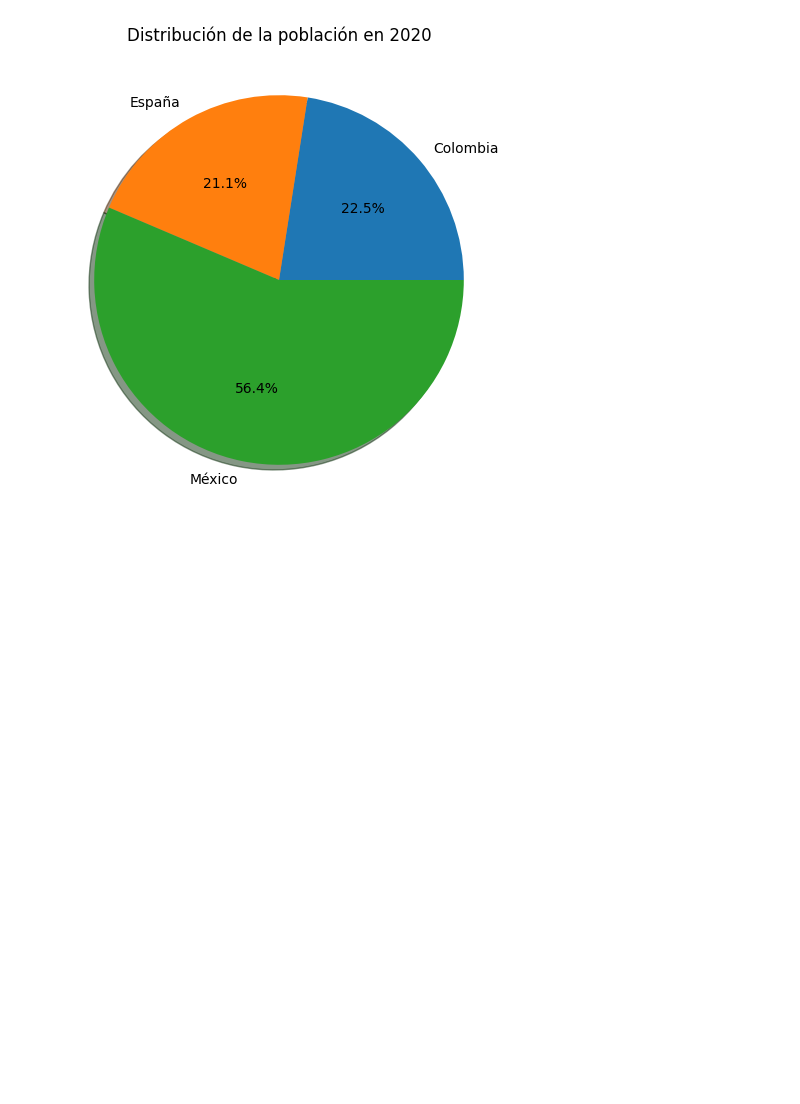
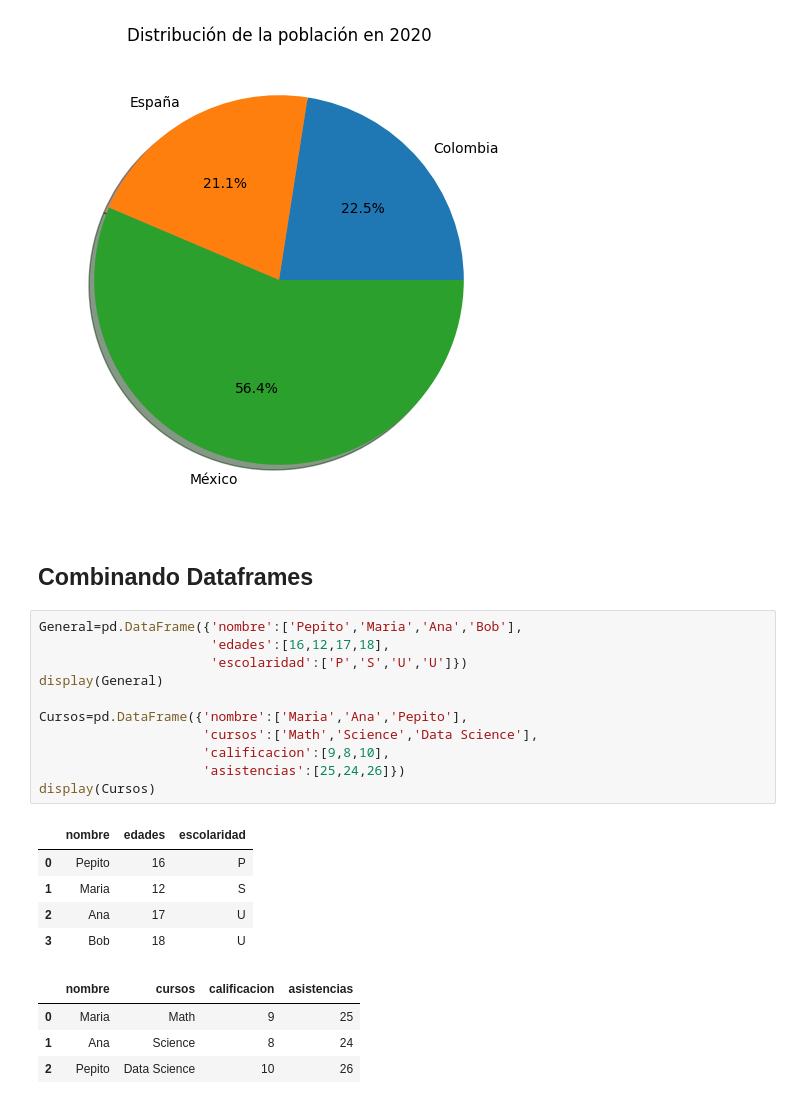
Before and after one commit to Gael-M0/PracticaUDM, a Jupyter notebook: udemy/Python_DataScience/pandas.ipynb, the cells around one changed output. Cells and saved outputs as stored; diff of their text form; blank space fills up the shorter version.

```diff
--- a/udemy/Python_DataScience/pandas.ipynb
+++ b/udemy/Python_DataScience/pandas.ipynb
@@ -501,3 +501,26 @@ plt.pie(dfpob4['2020'], labels=dfpob4.index,shadow=True, autopct ='%1.1f%%')
 plt.show()
 # %% [output]
 [figure]
+# %% [markdown]
+## Combinando Dataframes
+# %%
+General=pd.DataFrame({'nombre':['Pepito','Maria','Ana','Bob'],
+                      'edades':[16,12,17,18],
+                      'escolaridad':['P','S','U','U']})
+display(General)
+
+Cursos=pd.DataFrame({'nombre':['Maria','Ana','Pepito'],
+                     'cursos':['Math','Science','Data Science'],
+                     'calificacion':[9,8,10],
+                     'asistencias':[25,24,26]})
+display(Cursos)
+# %% [output]
+|  | nombre | edades | escolaridad |
+| 0 | Pepito | 16 | P |
+| 1 | Maria | 12 | S |
+| 2 | Ana | 17 | U |
+| 3 | Bob | 18 | U |
+|  | nombre | cursos | calificacion | asistencias |
+| 0 | Maria | Math | 9 | 25 |
+| 1 | Ana | Science | 8 | 24 |
+| 2 | Pepito | Data Science | 10 | 26 |
```
Also changed, not shown: parts of 4 cells of this notebook.
